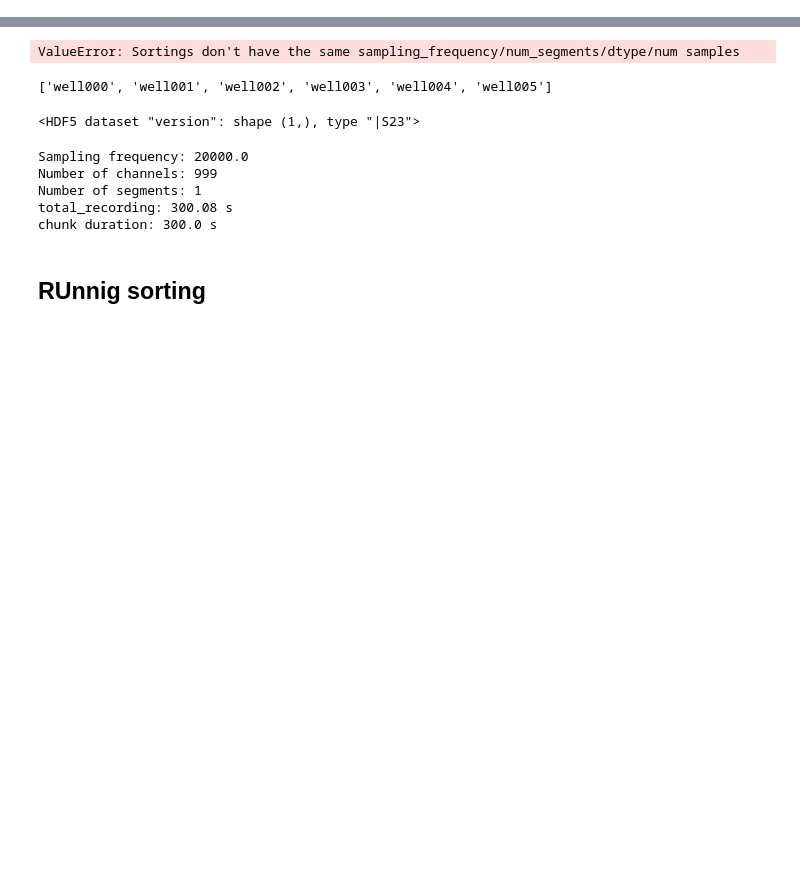
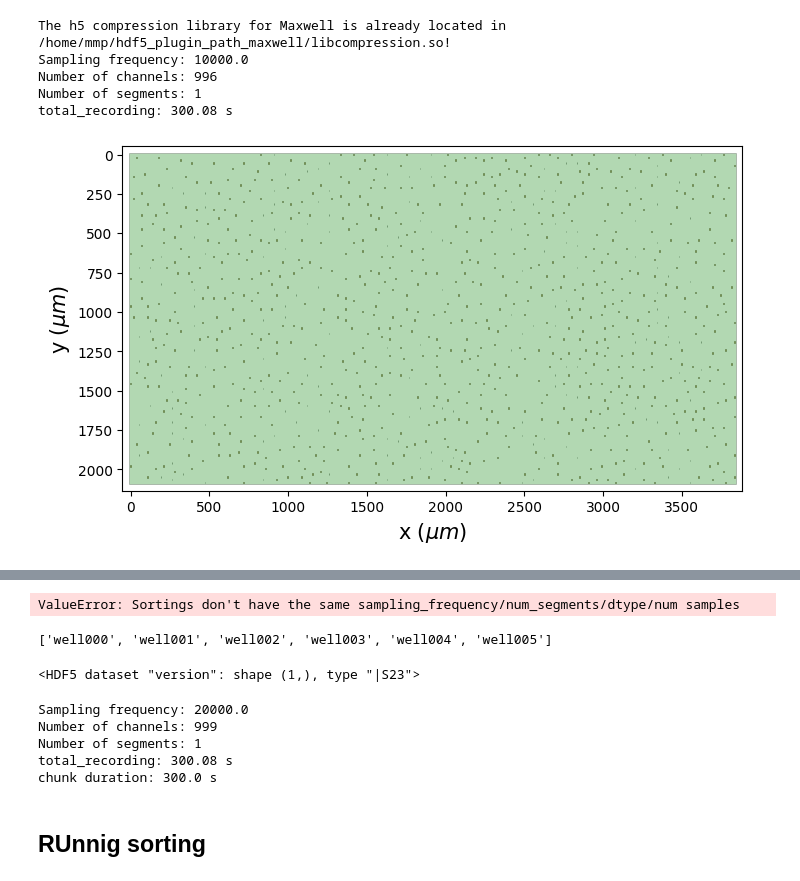
Before and after one commit to roybens/MEA_Analysis, a Jupyter notebook: IPNAnalysis/workbooks/anlysis_single_file_experimentation.ipynb, the cells around one changed output, grey strips where cells are left out. Cells and saved outputs as stored; diff of their text form; code cells hidden in the pictures; blank space fills up the shorter version.

```diff
--- a/IPNAnalysis/workbooks/anlysis_single_file_experimentation.ipynb
+++ b/IPNAnalysis/workbooks/anlysis_single_file_experimentation.ipynb
@@ -15,0 +16,75 @@ from spikeinterface.sorters import run_sorter_local
+# %%
+local_path= '/mnt/Vol20tb1/PrimaryNeuronData/MaxTwo/CDKL5_R59X_10112024_PS/CDKL5_R59X_10112024_PS/241108/M07305/Network/000226/data.raw.h5' #network data from chip 16848
+
+
+recording1 = si.read_maxwell(local_path,stream_id='well004')
+
+#recording = si.ConcatenateSegmentRecording([recording1,recording2])
+channel_ids = recording1.get_channel_ids()
+fs = recording1.get_sampling_frequency()
+num_chan = recording1.get_num_channels()
+num_seg = recording1.get_num_segments()
+total_recording = recording1.get_total_duration()
+
+#end_time = int((total_recording-1))
+start_time = 0
+end_time = 300
+
+#print('Channel ids:', channel_ids)
+print('Sampling frequency:', fs)
+print('Number of channels:', num_chan)
+print('Number of segments:', num_seg)
+print(f"total_recording: {total_recording} s")
+
+def preprocess(recording):
+
+    # 1. Convert to Signed (Essential for Maxwell)
+    recording = si.unsigned_to_signed(recording)
+
+    # 2. REMOVE DC OFFSET (Highpass Only)
+    # Don't lowpass (freq_max). Let KS4 see the sharp spike details.
+    # KS4 expects data centered at 0.
+    recording = si.highpass_filter(recording, freq_min=300)
+
+    # 3. LOCAL Common Reference (Critical for Superbursts)
+    # Instead of 'global', use 'local'.
+    # This removes local electrical noise without deleting network-wide bursts.
+    # radius=250um is a good balance for Maxwell chips.
+    try:
+        radius = 350
+        recording = si.common_reference(
+            recording,
+            reference='local',
+            operator='median',
+            local_radius=(70, radius) # radius in um
+        )
+    except Exception as e:
+        # Fallback if channel locations aren't loaded correctly
+        print(f"Local CMR failed ({e}), falling back to Global")
+        recording = si.common_reference(recording, reference='global', operator='median')
+
+    recording.annotate(is_filtered=True)
+
+    # 4. Enforce float32 -> int16 conversion
+    # KS4 runs faster on int16. Maxwell Raw is float/int mix sometimes.
+    # This scale step ensures the dynamic range fits into int16 without clipping.
+    # (Optional but recommended if you aren't already handling dtype elsewhere)
+    if recording.get_dtype() != 'int16':
+        recording = si.scale(recording, dtype='int16')
+
+    return recording
+
+
+recording_chunk = preprocess(recording1)
+# %% [output]
+The h5 compression library for Maxwell is already located in /home/mmp/hdf5_plugin_path_maxwell/libcompression.so!
+Sampling frequency: 10000.0
+Number of channels: 996
+Number of segments: 1
+total_recording: 300.08 s
+# %%
+fig,ax = plt.subplots(figsize=(8,8))
+si.plot_probe_map(recording1,ax=ax,with_channel_ids=False)
+ax.invert_yaxis()
+# %% [output]
+[figure, added]
```
Also changed, not shown: parts of 10 cells of this notebook, 2 other files.
